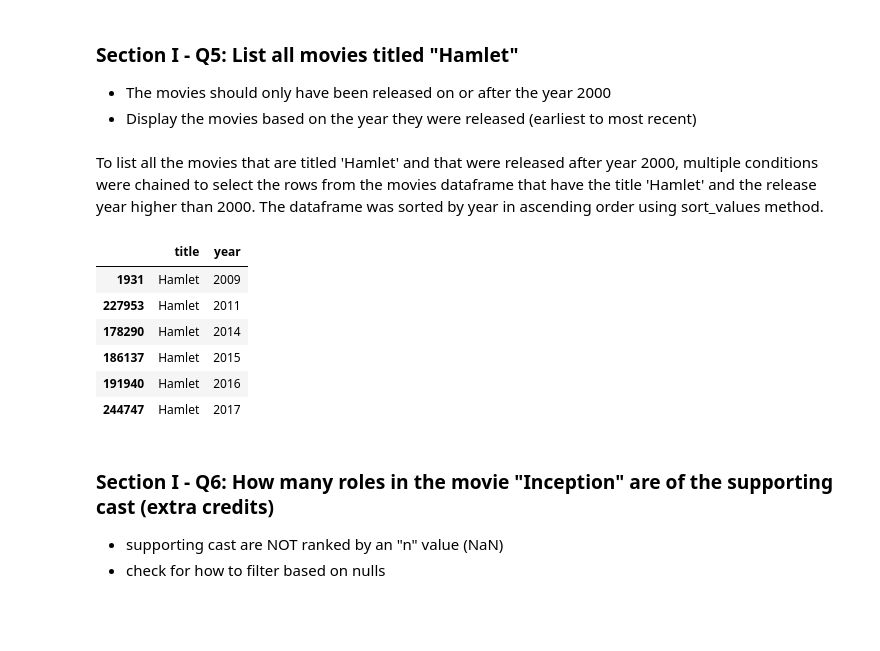
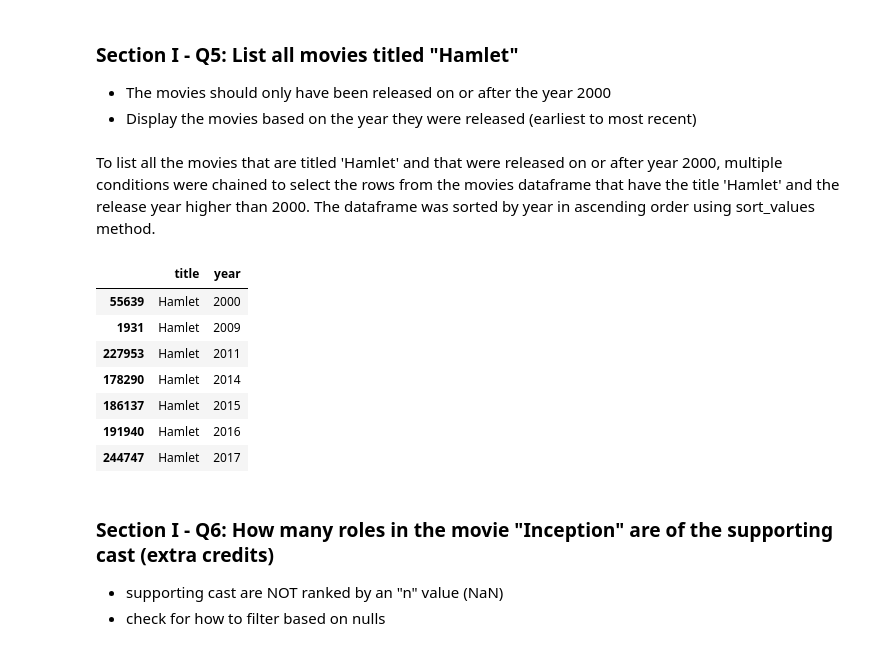
Before and after one commit to diana-md/ML-Bootcamp-Projects, a Jupyter notebook: IMDB_Analysis_with_Pandas/Mini_Project_Data_Wrangling_Pandas.ipynb, the cells around one changed output. Drawn from its saved outputs; the diff is of its cells as text; code cells hidden in the pictures; blank space fills up the shorter version.

```diff
--- a/IMDB_Analysis_with_Pandas/Mini_Project_Data_Wrangling_Pandas.ipynb
+++ b/IMDB_Analysis_with_Pandas/Mini_Project_Data_Wrangling_Pandas.ipynb
@@ -17,7 +17,7 @@ pd.__version__
 ## Taking a look at the Movies dataset
 This data shows the movies based on their title and the year of release
 # %%
-movies = pd.read_csv('titles.csv.bz2', compression='bz2')
+movies = pd.read_csv('../titles.csv.bz2', compression='bz2')
 movies.info()
 # %% [output]
 <class 'pandas.core.frame.DataFrame'>
@@ -210,12 +210,13 @@ f"Number of movies that are titled 'Hamlet' : {len(movies[movies.title == 'Hamle
 - The movies should only have been released on or after the year 2000
 - Display the movies based on the year they were released (earliest to most recent)
 # %% [markdown]
-To list all the movies that are titled 'Hamlet' and that were released after year 2000, multiple conditions were chained to select the rows from the movies dataframe that have the title 'Hamlet' and the release year higher than 2000. The dataframe was sorted by year in ascending order using sort_values method.
+To list all the movies that are titled 'Hamlet' and that were released on or after year 2000, multiple conditions were chained to select the rows from the movies dataframe that have the title 'Hamlet' and the release year higher than 2000. The dataframe was sorted by year in ascending order using sort_values method.
 # %%
-hamlet_movies = movies[(movies["title"] == "Hamlet") & (movies["year"] > 2000)]
+hamlet_movies = movies[(movies["title"] == "Hamlet") & (movies["year"] >= 2000)]
 hamlet_movies.sort_values(by="year")
 # %% [output]
 |  | title | year |
+| 55639 | Hamlet | 2000 |
 | 1931 | Hamlet | 2009 |
 | 227953 | Hamlet | 2011 |
 | 178290 | Hamlet | 2014 |
```
Also changed, not shown: parts of 15 cells of this notebook.
